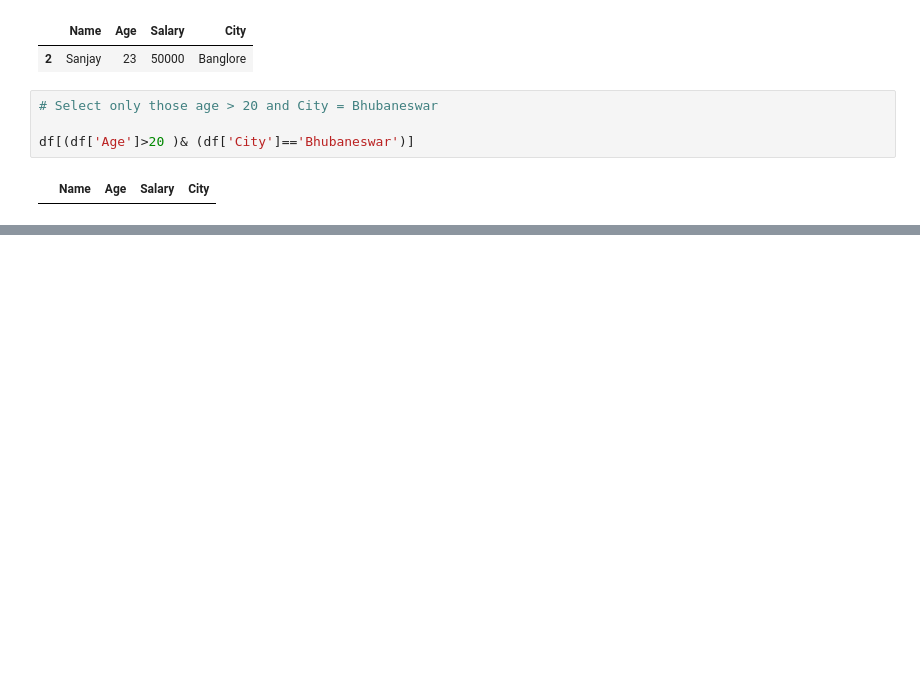
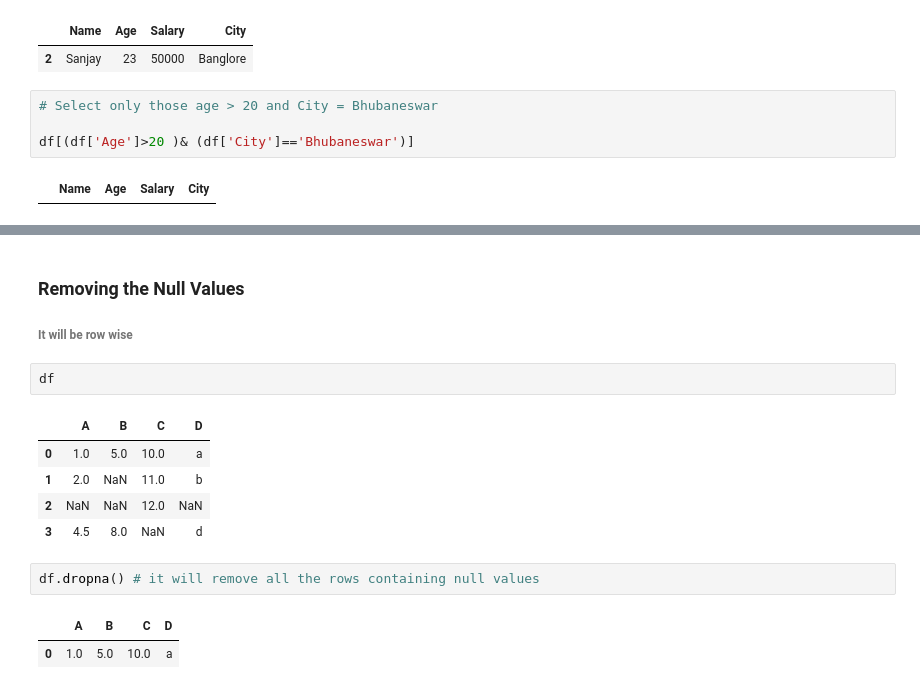
Before and after one commit to pSahoo-456/ML-Craft-Mastering-Machine-Learning, a Jupyter notebook: 00_Basics/Pandas/02_Dataframe.ipynb, the cells around one changed output, grey strips where cells are left out. Drawn from its saved outputs; the diff is of its cells as text; blank space fills up the shorter version.

```diff
--- a/00_Basics/Pandas/02_Dataframe.ipynb
+++ b/00_Basics/Pandas/02_Dataframe.ipynb
@@ -187,0 +227,16 @@ df[(df['Age']>20 )& (df['City']=='Bhubaneswar')]
+# %% [markdown]
+### Removing the Null Values
+###### It will be row wise
+# %%
+df
+# %% [output]
+|  | A | B | C | D |
+| 0 | 1.0 | 5.0 | 10.0 | a |
+| 1 | 2.0 | NaN | 11.0 | b |
+| 2 | NaN | NaN | 12.0 | NaN |
+| 3 | 4.5 | 8.0 | NaN | d |
+# %%
+df.dropna() # it will remove all the rows containing null values
+# %% [output]
+|  | A | B | C | D |
+| 0 | 1.0 | 5.0 | 10.0 | a |
```
Also changed, not shown: parts of 10 cells of this notebook.
